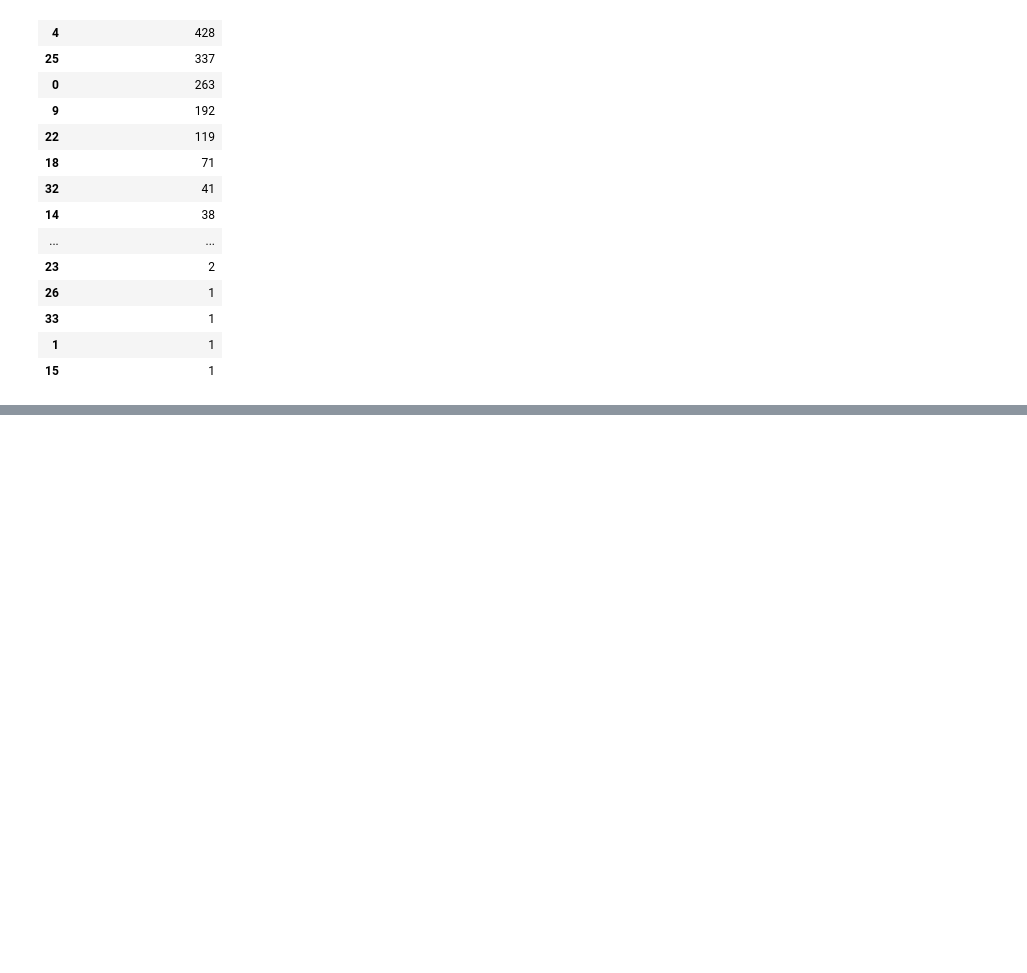
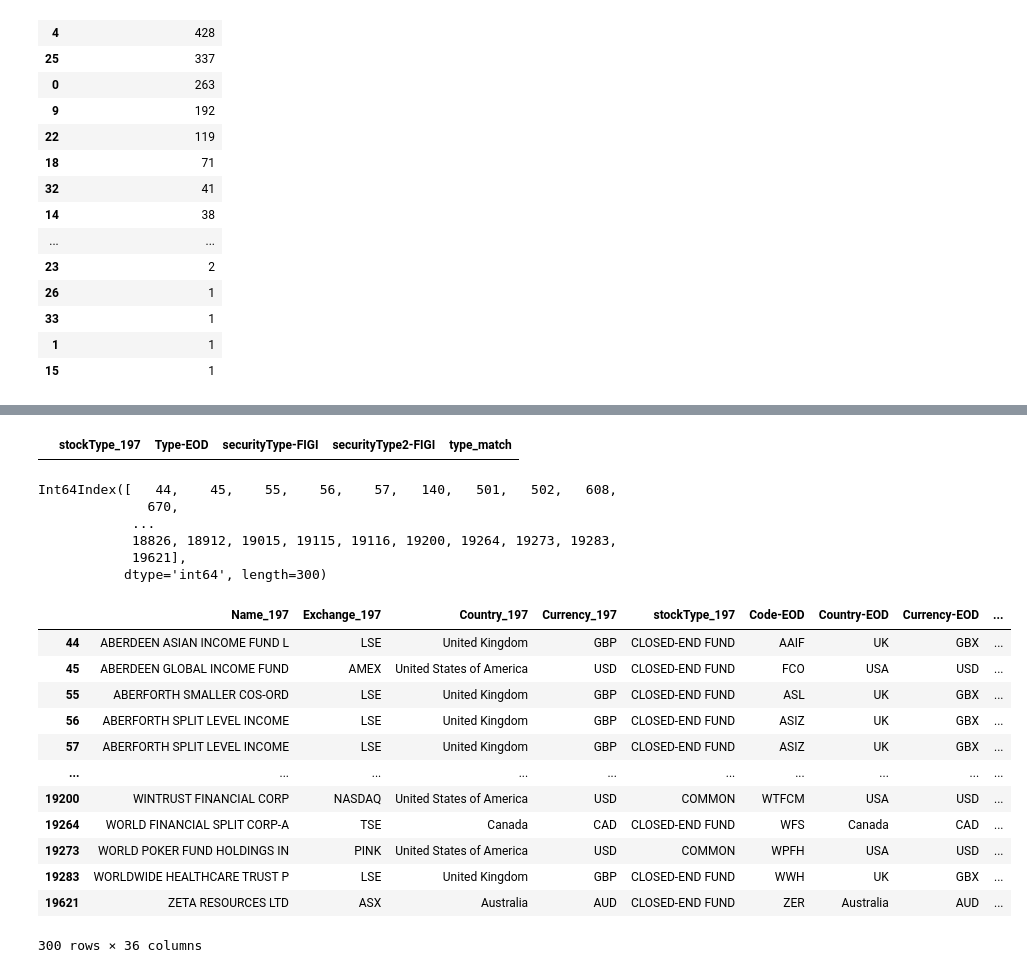
Before and after one commit to mufeng703/GAI-Tsai, a Jupyter notebook: Stock_Metadata/Columns_Ranking.ipynb, the cells around one changed output, grey strips where cells are left out. Cells and saved outputs as stored; diff of their text form; code cells hidden in the pictures; blank space fills up the shorter version.

```diff
--- a/Stock_Metadata/Columns_Ranking.ipynb
+++ b/Stock_Metadata/Columns_Ranking.ipynb
@@ -141,0 +275,7 @@ df_type.to_csv('./Data/stockType_table.csv')
+# %%
+path = "./Data/stockType_mismatch.csv"
+
+df_mismatch_checked = pd.read_csv(path, index_col=0)
+df_mismatch_checked = df_mismatch_checked[df_mismatch_checked['type_match']==-1]
+
+df_mismatch_checked
@@ -141,0 +296,31 @@ df_type.to_csv('./Data/stockType_table.csv')
+# %%
+df_type[df_type['stockType_197']=='ADR']
+# %% [output]
+|  | stockType_197 | Type-EOD | securityType-FIGI | securityType2-FIGI | type_match |
+# %%
+df_mismatch_checked.index
+# %% [output]
+Int64Index([   44,    45,    55,    56,    57,   140,   501,   502,   608,
+              670,
+            ...
+            18826, 18912, 19015, 19115, 19116, 19200, 19264, 19273, 19283,
+            19621],
+           dtype='int64', length=300)
+# %%
+df_ck.loc[df_mismatch_checked.index,'stockstockType_197_Num'] = -1
+
+df_ck[df_ck['stockstockType_197_Num']==-1]
+# %% [output]
+|  | Name_197 | Exchange_197 | Country_197 | Currency_197 | stockType_197 | Code-EOD | Country-EOD | Currency-EOD | ... |
+| 44 | ABERDEEN ASIAN INCOME FUND L | LSE | United Kingdom | GBP | CLOSED-END FUND | AAIF | UK | GBX | ... |
+| 45 | ABERDEEN GLOBAL INCOME FUND | AMEX | United States of America | USD | CLOSED-END FUND | FCO | USA | USD | ... |
+| 55 | ABERFORTH SMALLER COS-ORD | LSE | United Kingdom | GBP | CLOSED-END FUND | ASL | UK | GBX | ... |
+| 56 | ABERFORTH SPLIT LEVEL INCOME | LSE | United Kingdom | GBP | CLOSED-END FUND | ASIZ | UK | GBX | ... |
+| 57 | ABERFORTH SPLIT LEVEL INCOME | LSE | United Kingdom | GBP | CLOSED-END FUND | ASIZ | UK | GBX | ... |
+| ... | ... | ... | ... | ... | ... | ... | ... | ... | ... |
+| 19200 | WINTRUST FINANCIAL CORP | NASDAQ | United States of America | USD | COMMON | WTFCM | USA | USD | ... |
+| 19264 | WORLD FINANCIAL SPLIT CORP-A | TSE | Canada | CAD | CLOSED-END FUND | WFS | Canada | CAD | ... |
+| 19273 | WORLD POKER FUND HOLDINGS IN | PINK | United States of America | USD | COMMON | WPFH | USA | USD | ... |
+| 19283 | WORLDWIDE HEALTHCARE TRUST P | LSE | United Kingdom | GBP | CLOSED-END FUND | WWH | UK | GBX | ... |
+| 19621 | ZETA RESOURCES LTD | ASX | Australia | AUD | CLOSED-END FUND | ZER | Australia | AUD | ... |
+300 rows × 36 columns
```
Also changed, not shown: parts of 11 cells of this notebook, 2 other files.
